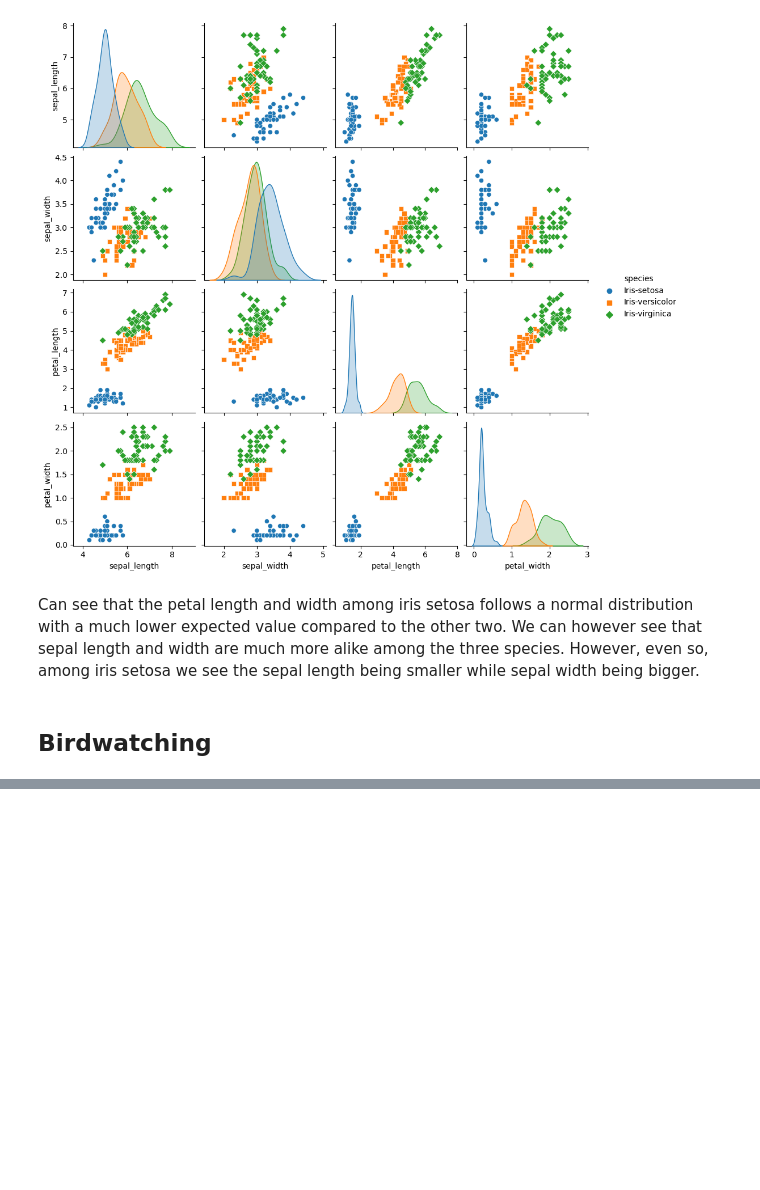
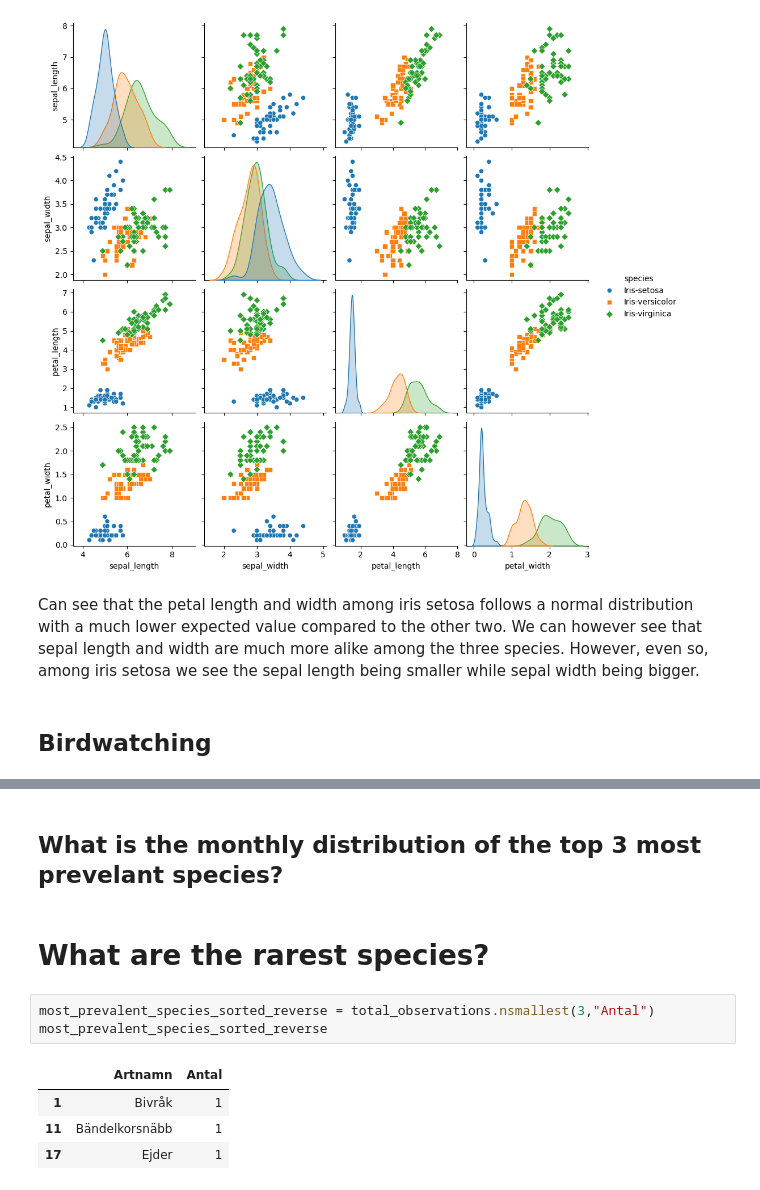
Before and after one commit to MrHEFF/su-mt4007, a Jupyter notebook: HW3/HW3.ipynb, the cells around one changed output, grey strips where cells are left out. Cells and saved outputs as stored; diff of their text form; blank space fills up the shorter version.

```diff
--- a/HW3/HW3.ipynb
+++ b/HW3/HW3.ipynb
@@ -92,0 +145,12 @@ Can see that the petal length and width among iris setosa follows a normal distr
+# %% [markdown]
+## What is the monthly distribution of the top 3 most prevelant species?
+# %% [markdown]
+# What are the rarest species?
+# %%
+most_prevalent_species_sorted_reverse = total_observations.nsmallest(3,"Antal")
+most_prevalent_species_sorted_reverse
+# %% [output]
+|  | Artnamn | Antal |
+| 1 | Bivråk | 1 |
+| 11 | Bändelkorsnäbb | 1 |
+| 17 | Ejder | 1 |
```
Also changed, not shown: parts of 7 cells of this notebook.
